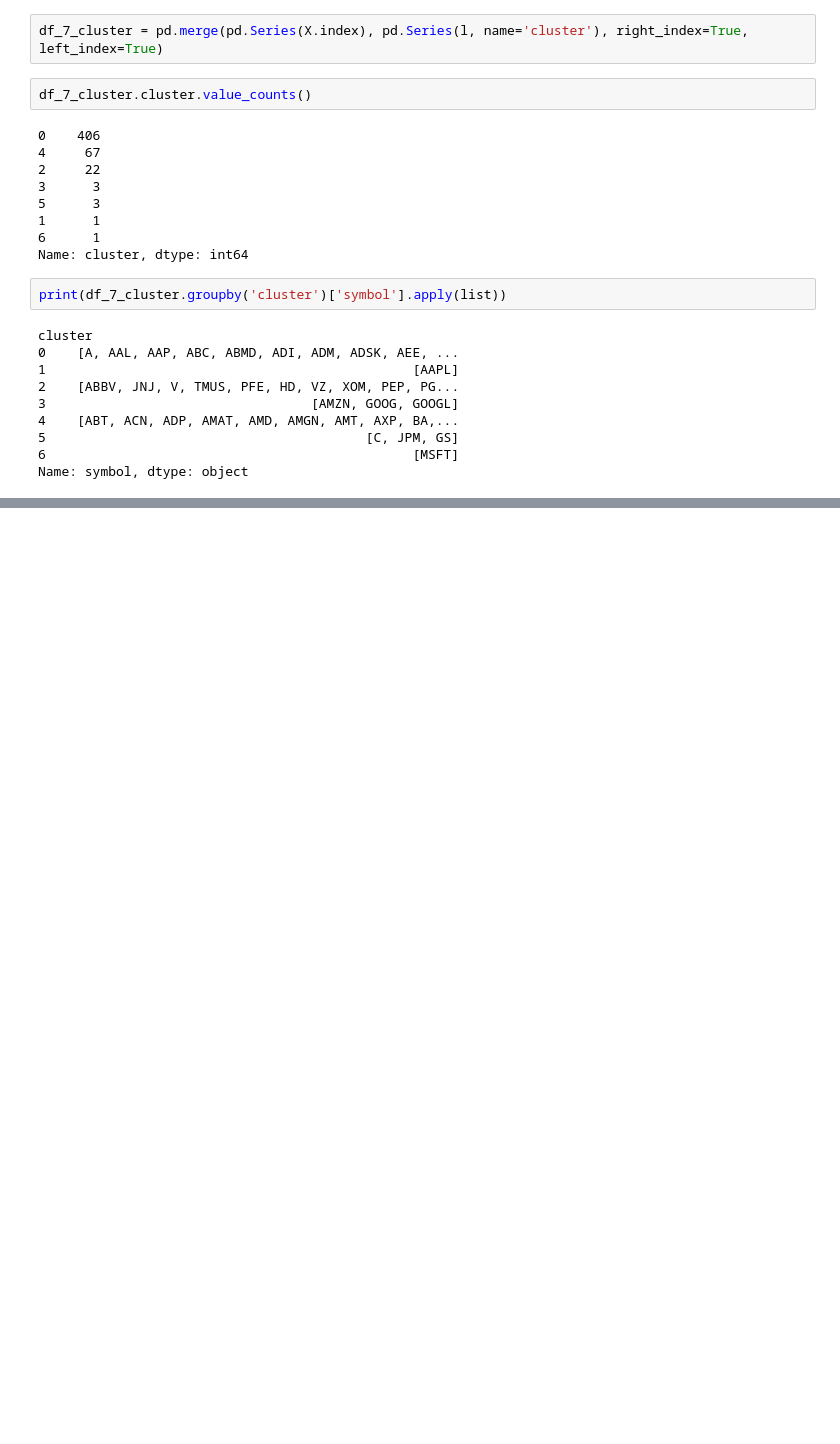
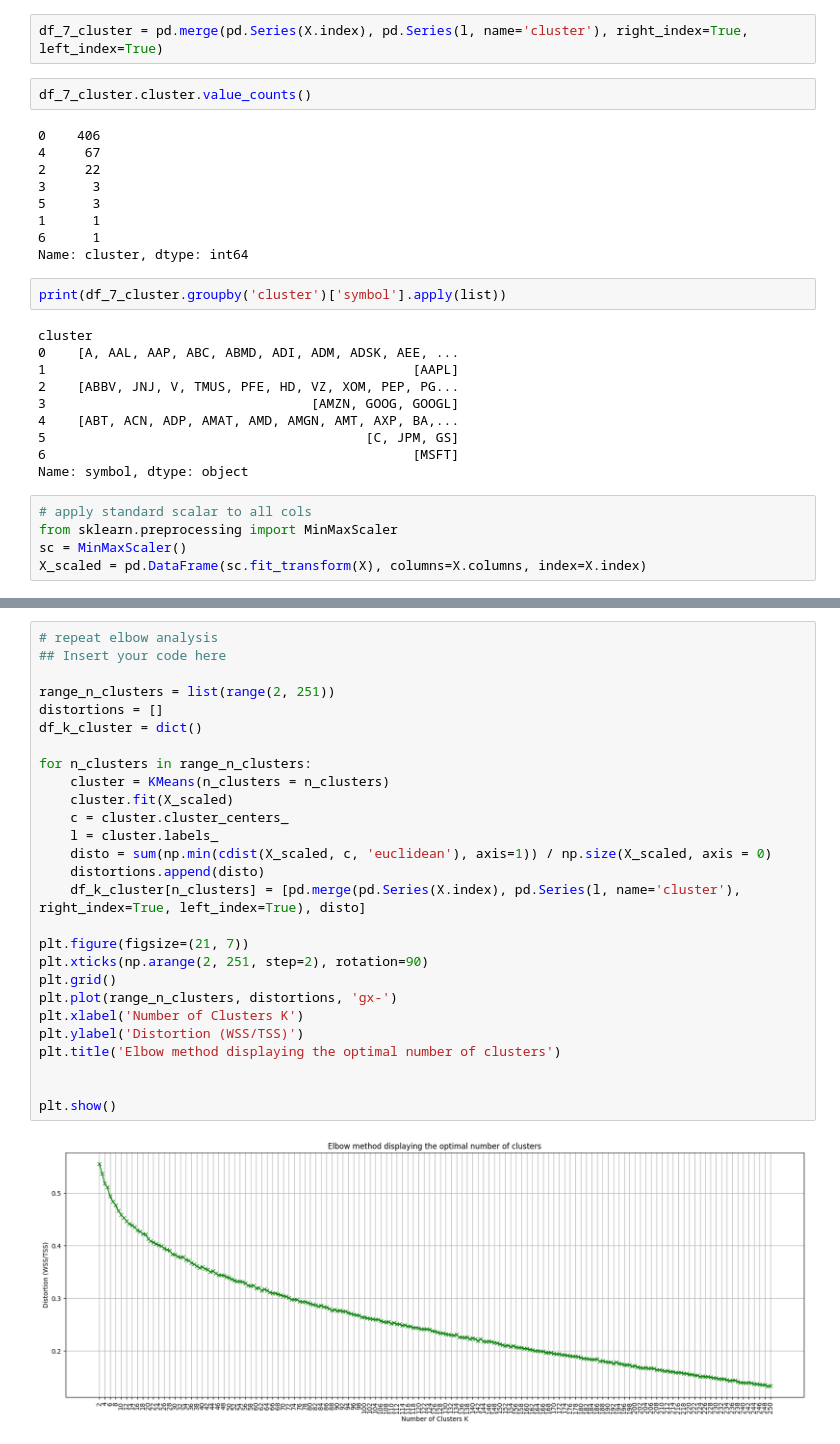
Before and after one commit to RohitRanjan1812/OPA_repo, a Jupyter notebook: ClusterAnalysis/KMeans/kmeans.ipynb, the cells around one changed output, grey strips where cells are left out. Cells and saved outputs as stored; diff of their text form; blank space fills up the shorter version.

```diff
--- a/ClusterAnalysis/KMeans/kmeans.ipynb
+++ b/ClusterAnalysis/KMeans/kmeans.ipynb
@@ -227,3 +231,8 @@ cluster
 5                                         [C, JPM, GS]
 6                                               [MSFT]
 Name: symbol, dtype: object
+# %%
+# apply standard scalar to all cols
+from sklearn.preprocessing import MinMaxScaler
+sc = MinMaxScaler()
+X_scaled = pd.DataFrame(sc.fit_transform(X), columns=X.columns, index=X.index)
@@ -229,0 +252,29 @@ Name: symbol, dtype: object
+# %%
+# repeat elbow analysis
+## Insert your code here
+
+range_n_clusters = list(range(2, 251))
+distortions = []
+df_k_cluster = dict()
+
+for n_clusters in range_n_clusters:
+    cluster = KMeans(n_clusters = n_clusters)
+    cluster.fit(X_scaled)
+    c = cluster.cluster_centers_
+    l = cluster.labels_
+    disto = sum(np.min(cdist(X_scaled, c, 'euclidean'), axis=1)) / np.size(X_scaled, axis = 0)
+    distortions.append(disto)
+    df_k_cluster[n_clusters] = [pd.merge(pd.Series(X.index), pd.Series(l, name='cluster'), right_index=True, left_index=True), disto]
+
+plt.figure(figsize=(21, 7))
+plt.xticks(np.arange(2, 251, step=2), rotation=90)
+plt.grid()
+plt.plot(range_n_clusters, distortions, 'gx-')
+plt.xlabel('Number of Clusters K')
+plt.ylabel('Distortion (WSS/TSS)')
+plt.title('Elbow method displaying the optimal number of clusters')
+
+
+plt.show()
+# %% [output]
+[figure, added]
```
Also changed, not shown: parts of 5 cells of this notebook.
